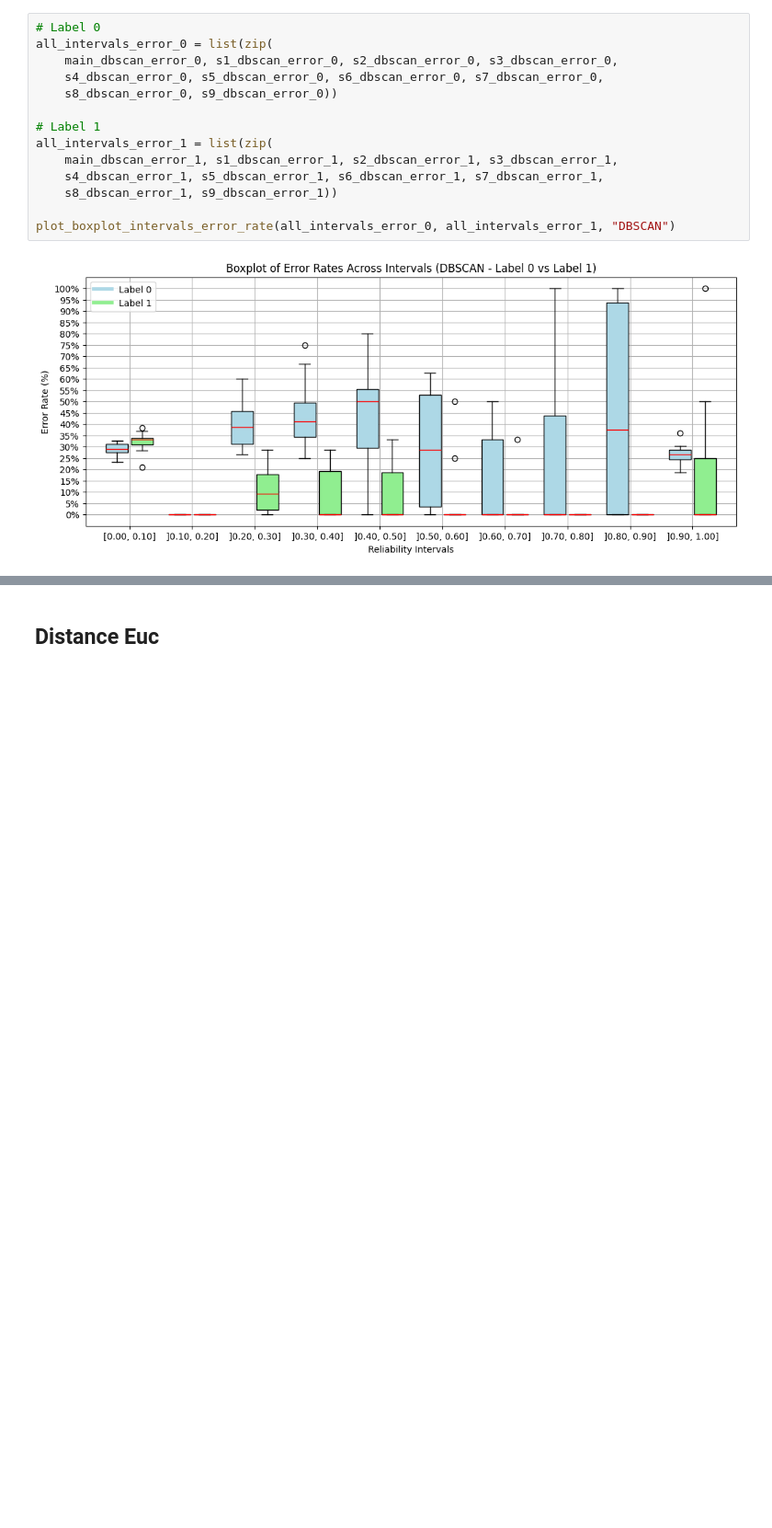
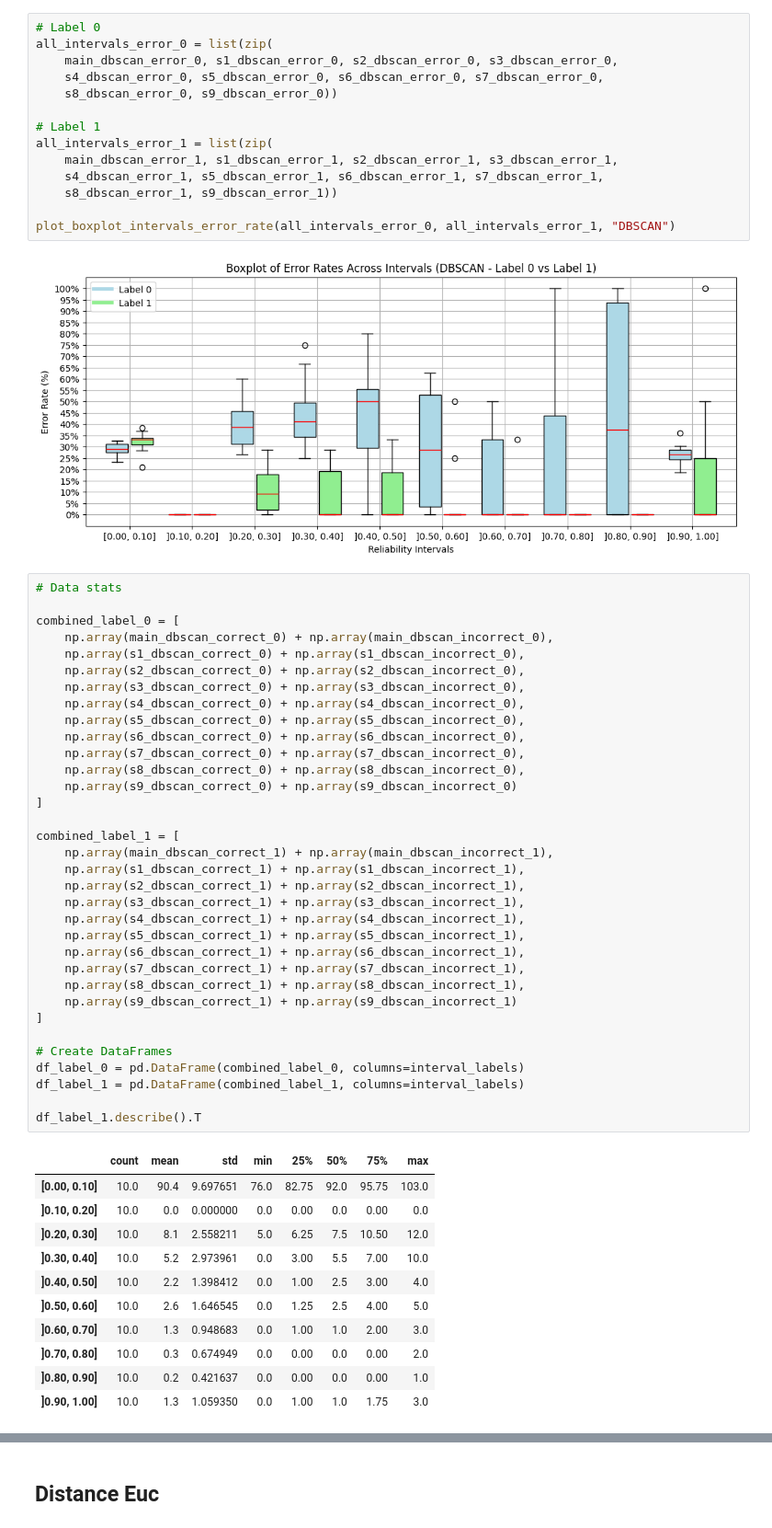
Before and after one commit to Oak10/pointwise-benchmark, a Jupyter notebook: samples_9/results.ipynb, the cells around one changed output, grey strips where cells are left out. Shown at 92% size. Saved outputs shown, nothing was run; the diff lists cells and outputs as text; blank space fills up the shorter version.

```diff
--- a/samples_9/results.ipynb
+++ b/samples_9/results.ipynb
@@ -370,3 +433,49 @@ all_intervals_error_1 = list(zip(
 plot_boxplot_intervals_error_rate(all_intervals_error_0, all_intervals_error_1, "DBSCAN")
 # %% [output]
 [figure]
+# %%
+# Data stats
+
+combined_label_0 = [
+    np.array(main_dbscan_correct_0) + np.array(main_dbscan_incorrect_0),
+    np.array(s1_dbscan_correct_0) + np.array(s1_dbscan_incorrect_0),
+    np.array(s2_dbscan_correct_0) + np.array(s2_dbscan_incorrect_0),
+    np.array(s3_dbscan_correct_0) + np.array(s3_dbscan_incorrect_0),
+    np.array(s4_dbscan_correct_0) + np.array(s4_dbscan_incorrect_0),
+    np.array(s5_dbscan_correct_0) + np.array(s5_dbscan_incorrect_0),
+    np.array(s6_dbscan_correct_0) + np.array(s6_dbscan_incorrect_0),
+    np.array(s7_dbscan_correct_0) + np.array(s7_dbscan_incorrect_0),
+    np.array(s8_dbscan_correct_0) + np.array(s8_dbscan_incorrect_0),
+    np.array(s9_dbscan_correct_0) + np.array(s9_dbscan_incorrect_0)
+]
+
+combined_label_1 = [
+    np.array(main_dbscan_correct_1) + np.array(main_dbscan_incorrect_1),
+    np.array(s1_dbscan_correct_1) + np.array(s1_dbscan_incorrect_1),
+    np.array(s2_dbscan_correct_1) + np.array(s2_dbscan_incorrect_1),
+    np.array(s3_dbscan_correct_1) + np.array(s3_dbscan_incorrect_1),
+    np.array(s4_dbscan_correct_1) + np.array(s4_dbscan_incorrect_1),
+    np.array(s5_dbscan_correct_1) + np.array(s5_dbscan_incorrect_1),
+    np.array(s6_dbscan_correct_1) + np.array(s6_dbscan_incorrect_1),
+    np.array(s7_dbscan_correct_1) + np.array(s7_dbscan_incorrect_1),
+    np.array(s8_dbscan_correct_1) + np.array(s8_dbscan_incorrect_1),
+    np.array(s9_dbscan_correct_1) + np.array(s9_dbscan_incorrect_1)
+]
+
+# Create DataFrames
+df_label_0 = pd.DataFrame(combined_label_0, columns=interval_labels)
+df_label_1 = pd.DataFrame(combined_label_1, columns=interval_labels)
+
+df_label_1.describe().T
+# %% [output]
+|  | count | mean | std | min | 25% | 50% | 75% | max |
+| [0.00, 0.10] | 10.0 | 90.4 | 9.697651 | 76.0 | 82.75 | 92.0 | 95.75 | 103.0 |
+| ]0.10, 0.20] | 10.0 | 0.0 | 0.000000 | 0.0 | 0.00 | 0.0 | 0.00 | 0.0 |
+| ]0.20, 0.30] | 10.0 | 8.1 | 2.558211 | 5.0 | 6.25 | 7.5 | 10.50 | 12.0 |
+| ]0.30, 0.40] | 10.0 | 5.2 | 2.973961 | 0.0 | 3.00 | 5.5 | 7.00 | 10.0 |
+| ]0.40, 0.50] | 10.0 | 2.2 | 1.398412 | 0.0 | 1.00 | 2.5 | 3.00 | 4.0 |
+| ]0.50, 0.60] | 10.0 | 2.6 | 1.646545 | 0.0 | 1.25 | 2.5 | 4.00 | 5.0 |
+| ]0.60, 0.70] | 10.0 | 1.3 | 0.948683 | 0.0 | 1.00 | 1.0 | 2.00 | 3.0 |
+| ]0.70, 0.80] | 10.0 | 0.3 | 0.674949 | 0.0 | 0.00 | 0.0 | 0.00 | 2.0 |
+| ]0.80, 0.90] | 10.0 | 0.2 | 0.421637 | 0.0 | 0.00 | 0.0 | 0.00 | 1.0 |
+| ]0.90, 1.00] | 10.0 | 1.3 | 1.059350 | 0.0 | 1.00 | 1.0 | 1.75 | 3.0 |
```
Also changed, not shown: parts of 10 cells of this notebook.
